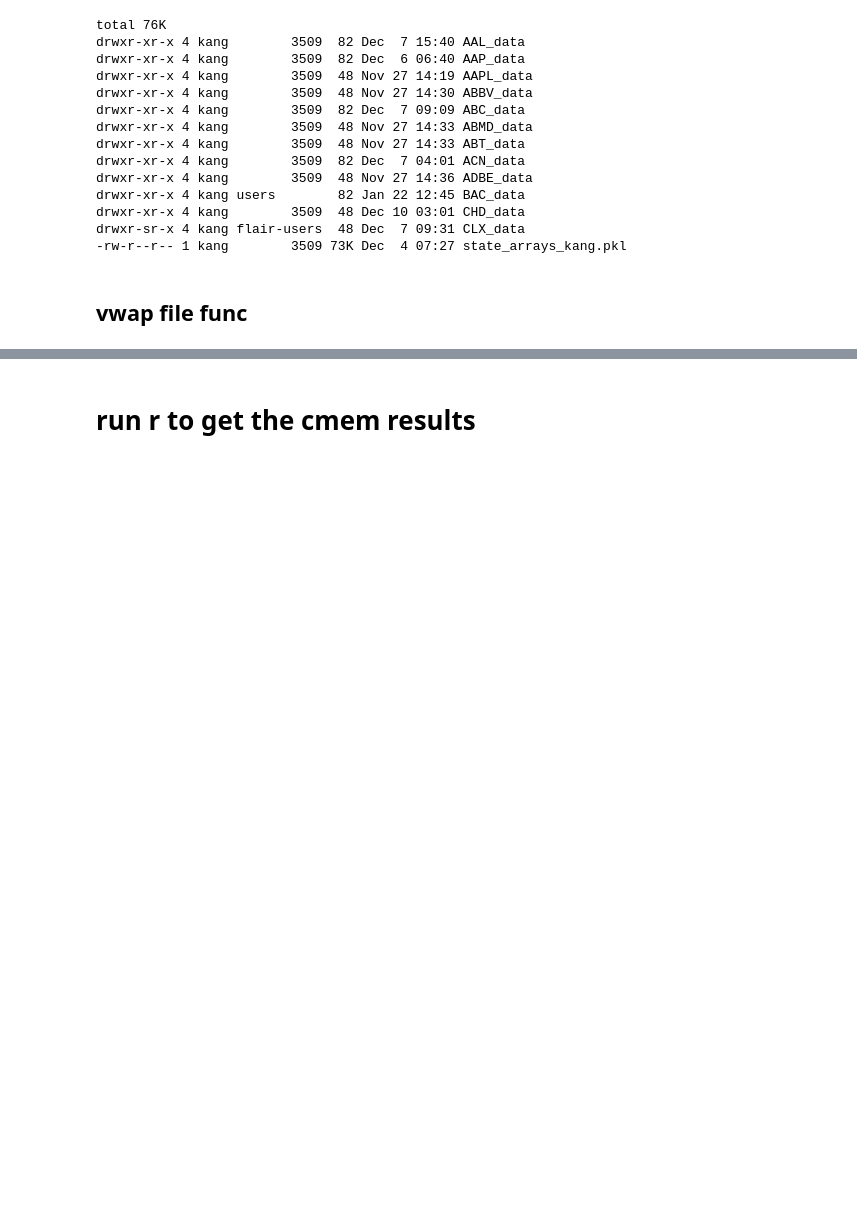
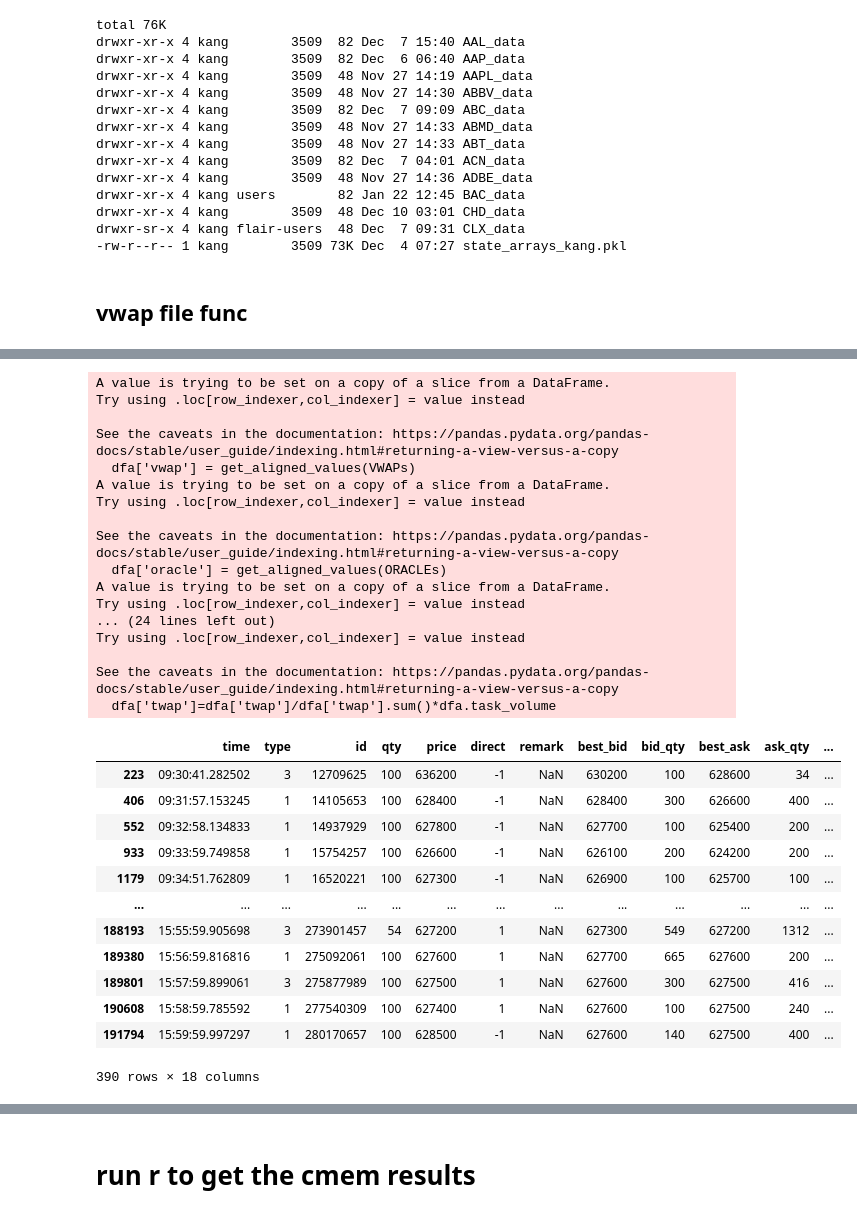
Before and after one commit to KangOxford/IntradayVoume, a Jupyter notebook: codes/loong.ipynb, the cells around one changed output, grey strips where cells are left out. Drawn from its saved outputs; the diff is of its cells as text; code cells hidden in the pictures; blank space fills up the shorter version.

```diff
--- a/codes/loong.ipynb
+++ b/codes/loong.ipynb
@@ -243,0 +388,4 @@ lstsymbols = ['AEP','GS','FITB','GPN','AAPL']
+# %%
+date = '2017-07-20'
+# %%
+vwap = VWAPs[symbol].loc[date,:]
@@ -243,0 +446,12 @@ lstsymbols = ['AEP','GS','FITB','GPN','AAPL']
+# %%
+def get_aligned_values(VWAPs):
+    vwap = VWAPs[symbol].loc[date,:]
+    vwap = vwap.reset_index()
+    vwap.timeHMs = vwap.timeHMs.astype(int).astype(str).apply(lambda x: x.zfill(4))
+    vwap.drop('level_0',axis = 1,inplace=True)
+    time_df = pd.DataFrame(df.shorten_time.unique(),columns = ['timeHMs'])
+    dfb = pd.merge(vwap, time_df, how = 'right',on='timeHMs')
+    dfb.fillna(method='ffill',inplace = True)
+    return dfb.iloc[:,-1].to_numpy()
+rm = get_aligned_values(RMs)
+rm
@@ -243,0 +468,53 @@ lstsymbols = ['AEP','GS','FITB','GPN','AAPL']
+# %%
+def get_aligned_values(VWAPs):
+    vwap = VWAPs[symbol].loc[date,:]
+    vwap = vwap.reset_index()
+    vwap.timeHMs = vwap.timeHMs.astype(str).apply(lambda x: x.zfill(4))
+    vwap.drop('level_0',axis = 1,inplace=True)
+    time_df = pd.DataFrame(df.shorten_time.unique(),columns = ['timeHMs'])
+    dfb = pd.merge(vwap, time_df, how = 'right',on='timeHMs')
+    dfb.fillna(method='ffill',inplace = True)
+    return dfb.iloc[:,-1].to_numpy()
+rm = get_aligned_values(RMs)
+rm
+# %%
+dfa['vwap'] = get_aligned_values(VWAPs)
+dfa['oracle'] = get_aligned_values(ORACLEs)
+dfa['rm'] = get_aligned_values(RMs)
+dfa['twap'] = get_aligned_values(TWAPs)
+dfa['vwap']=dfa['vwap']/dfa['vwap'].sum()*dfa.task_volume
+dfa['oracle']=dfa['oracle']/dfa['oracle'].sum()*dfa.task_volume
+dfa['rm']=dfa['rm']/dfa['rm'].sum()*dfa.task_volume
+dfa['twap']=dfa['twap']/dfa['twap'].sum()*dfa.task_volume
+dfa
+# %% [output]
+A value is trying to be set on a copy of a slice from a DataFrame.
+Try using .loc[row_indexer,col_indexer] = value instead
+
+See the caveats in the documentation: https://pandas.pydata.org/pandas-docs/stable/user_guide/indexing.html#returning-a-view-versus-a-copy
+  dfa['vwap'] = get_aligned_values(VWAPs)
+A value is trying to be set on a copy of a slice from a DataFrame.
+Try using .loc[row_indexer,col_indexer] = value instead
+
+See the caveats in the documentation: https://pandas.pydata.org/pandas-docs/stable/user_guide/indexing.html#returning-a-view-versus-a-copy
+  dfa['oracle'] = get_aligned_values(ORACLEs)
+A value is trying to be set on a copy of a slice from a DataFrame.
+Try using .loc[row_indexer,col_indexer] = value instead
+... (24 lines left out)
+Try using .loc[row_indexer,col_indexer] = value instead
+
+See the caveats in the documentation: https://pandas.pydata.org/pandas-docs/stable/user_guide/indexing.html#returning-a-view-versus-a-copy
+  dfa['twap']=dfa['twap']/dfa['twap'].sum()*dfa.task_volume
+|  | time | type | id | qty | price | direct | remark | best_bid | bid_qty | best_ask | ask_qty | ... |
+| 223 | 09:30:41.282502 | 3 | 12709625 | 100 | 636200 | -1 | NaN | 630200 | 100 | 628600 | 34 | ... |
+| 406 | 09:31:57.153245 | 1 | 14105653 | 100 | 628400 | -1 | NaN | 628400 | 300 | 626600 | 400 | ... |
+| 552 | 09:32:58.134833 | 1 | 14937929 | 100 | 627800 | -1 | NaN | 627700 | 100 | 625400 | 200 | ... |
+| 933 | 09:33:59.749858 | 1 | 15754257 | 100 | 626600 | -1 | NaN | 626100 | 200 | 624200 | 200 | ... |
+| 1179 | 09:34:51.762809 | 1 | 16520221 | 100 | 627300 | -1 | NaN | 626900 | 100 | 625700 | 100 | ... |
+| ... | ... | ... | ... | ... | ... | ... | ... | ... | ... | ... | ... | ... |
+| 188193 | 15:55:59.905698 | 3 | 273901457 | 54 | 627200 | 1 | NaN | 627300 | 549 | 627200 | 1312 | ... |
+| 189380 | 15:56:59.816816 | 1 | 275092061 | 100 | 627600 | 1 | NaN | 627700 | 665 | 627600 | 200 | ... |
+| 189801 | 15:57:59.899061 | 3 | 275877989 | 100 | 627500 | 1 | NaN | 627600 | 300 | 627500 | 416 | ... |
+| 190608 | 15:58:59.785592 | 1 | 277540309 | 100 | 627400 | 1 | NaN | 627600 | 100 | 627500 | 240 | ... |
+| 191794 | 15:59:59.997297 | 1 | 280170657 | 100 | 628500 | -1 | NaN | 627600 | 140 | 627500 | 400 | ... |
+390 rows × 18 columns
```
Also changed, not shown: parts of 21 cells of this notebook.
